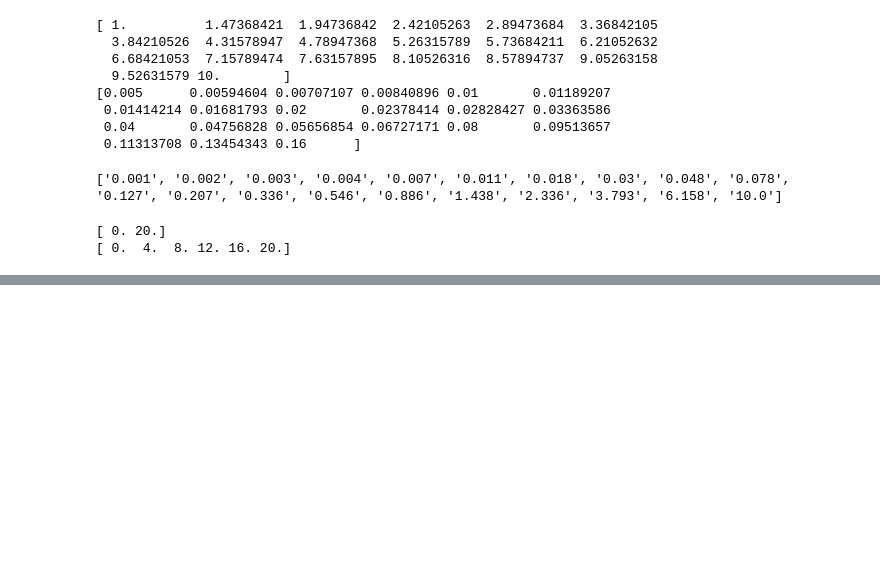
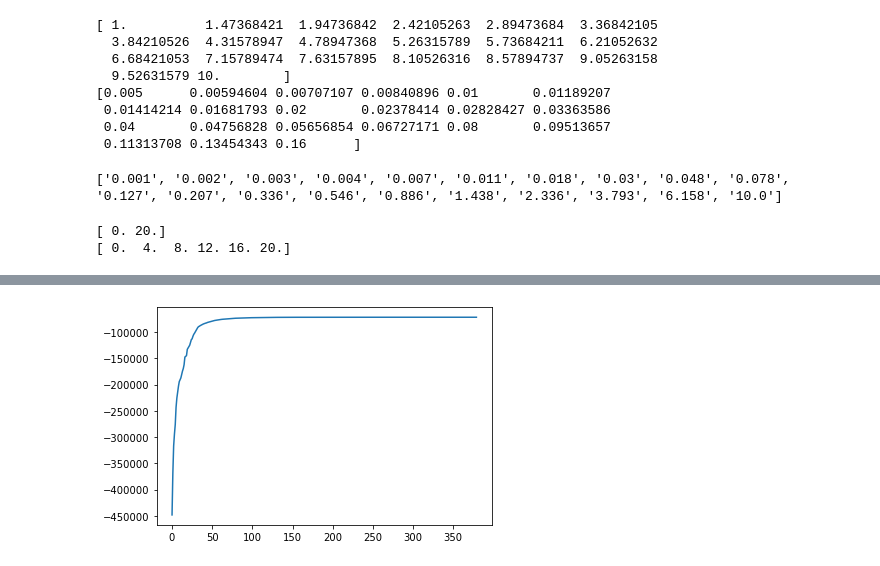
Before and after one commit to hugheshallettj/Mnist_training, a Jupyter notebook: SGPR_mnist.ipynb, the cells around one changed output, grey strips where cells are left out. Cells and saved outputs as stored; diff of their text form; code cells hidden in the pictures; blank space fills up the shorter version.

```diff
--- a/SGPR_mnist.ipynb
+++ b/SGPR_mnist.ipynb
@@ -442,0 +650,11 @@ print(np.linspace(0, 20, 6))
+# %%
+x_train, x_test, y_train, y_test = load_dataset(dataset="mnist", y_hot_encoding=False)
+
+plt.imshow(x_train[1].reshape(28, 28), cmap='gray')
+plt.show()
+
+print(np.shape(y_train))
+print(np.shape(x_train))
+print(type(x_train[1,1]))
+
+data=(x_train, y_train)
@@ -442,0 +719,39 @@ print(np.linspace(0, 20, 6))
+# %%
+# #-- Optimisation
+
+
+
+#* Optimiser object
+opt = gpflow.optimizers.Scipy()
+
+#* List for ELBO values during
+logs_SVGP = []
+
+watch = Stopwatch()
+watch.reset()
+
+def log_opt_SVGP(x):
+    """
+    Utility function to log the elbo score for each iteration during optimisaiton.
+
+    Args:
+        x
+    """
+    logs_SVGP.append(float(m_SVGP.elbo(data)))
+    # logs.append(float(m.log_marginal_likelihood()))
+
+
+
+#* Optimise
+log_SVGP = opt.minimize(
+    m_SVGP.training_loss_closure(data),
+    m_SVGP.trainable_variables,
+    options=dict(maxiter=1000),
+    callback=log_opt_SVGP,
+    )
+
+# print(logs)
+plt.plot(logs_SVGP)
+plt.show()
+# %% [output]
+[figure, added]
```
Also changed, not shown: parts of 29 cells of this notebook, 6 other files.
